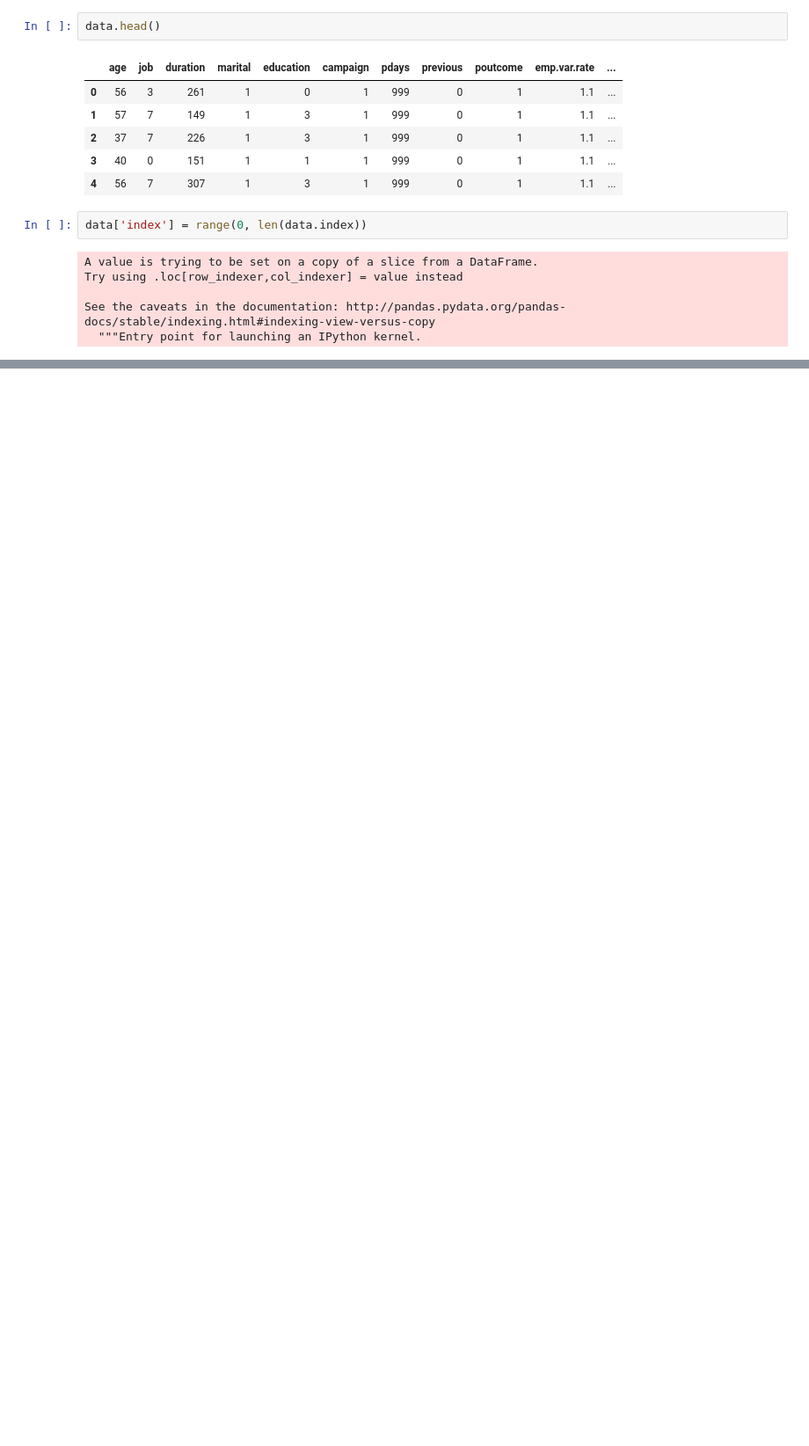
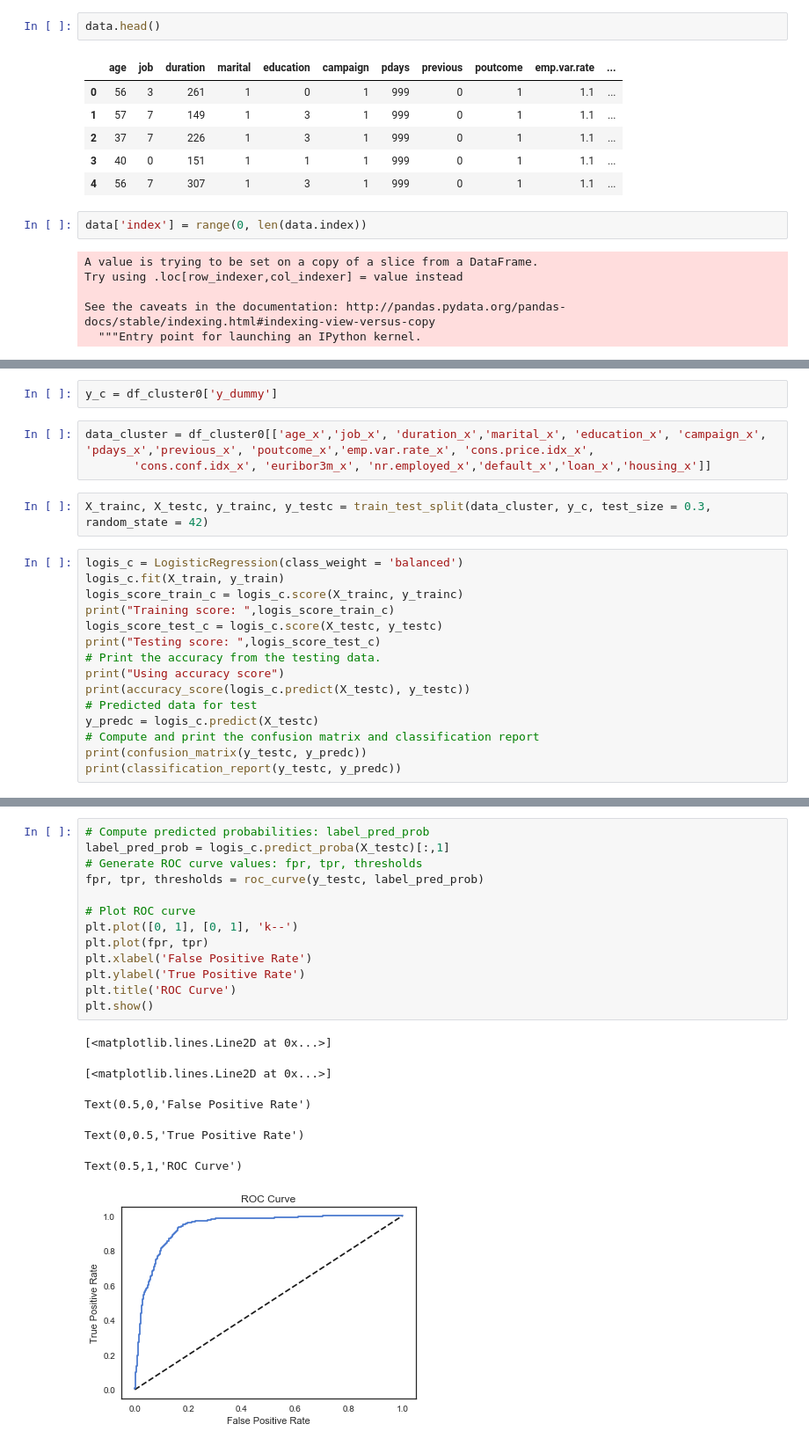
Before and after one commit to dipanjan123/Capstone_project2, a Jupyter notebook: Capstone2-ML.ipynb, the cells around one changed output, grey strips where cells are left out. Shown: that part at 88% size. Cells and saved outputs as stored; diff of their text form; blank space fills up the shorter version.

```diff
--- a/Capstone2-ML.ipynb
+++ b/Capstone2-ML.ipynb
@@ -793,0 +993,22 @@ plt.show()
+# %%
+y_c = df_cluster0['y_dummy']
+# %%
+data_cluster = df_cluster0[['age_x','job_x', 'duration_x','marital_x', 'education_x', 'campaign_x', 'pdays_x','previous_x', 'poutcome_x','emp.var.rate_x', 'cons.price.idx_x',
+       'cons.conf.idx_x', 'euribor3m_x', 'nr.employed_x','default_x','loan_x','housing_x']]
+# %%
+X_trainc, X_testc, y_trainc, y_testc = train_test_split(data_cluster, y_c, test_size = 0.3, random_state = 42)
+# %%
+logis_c = LogisticRegression(class_weight = 'balanced')
+logis_c.fit(X_train, y_train)
+logis_score_train_c = logis_c.score(X_trainc, y_trainc)
+print("Training score: ",logis_score_train_c)
+logis_score_test_c = logis_c.score(X_testc, y_testc)
+print("Testing score: ",logis_score_test_c)
+# Print the accuracy from the testing data.
+print("Using accuracy score")
+print(accuracy_score(logis_c.predict(X_testc), y_testc))
+# Predicted data for test
+y_predc = logis_c.predict(X_testc)
+# Compute and print the confusion matrix and classification report
+print(confusion_matrix(y_testc, y_predc))
+print(classification_report(y_testc, y_predc))
@@ -793,0 +1032,20 @@ plt.show()
+# %%
+# Compute predicted probabilities: label_pred_prob
+label_pred_prob = logis_c.predict_proba(X_testc)[:,1]
+# Generate ROC curve values: fpr, tpr, thresholds
+fpr, tpr, thresholds = roc_curve(y_testc, label_pred_prob)
+
+# Plot ROC curve
+plt.plot([0, 1], [0, 1], 'k--')
+plt.plot(fpr, tpr)
+plt.xlabel('False Positive Rate')
+plt.ylabel('True Positive Rate')
+plt.title('ROC Curve')
+plt.show()
+# %% [output]
+[<matplotlib.lines.Line2D at 0x...>]
+[<matplotlib.lines.Line2D at 0x...>]
+Text(0.5,0,'False Positive Rate')
+Text(0,0.5,'True Positive Rate')
+Text(0.5,1,'ROC Curve')
+[figure, added]
```
Also changed, not shown: parts of 49 cells of this notebook.
